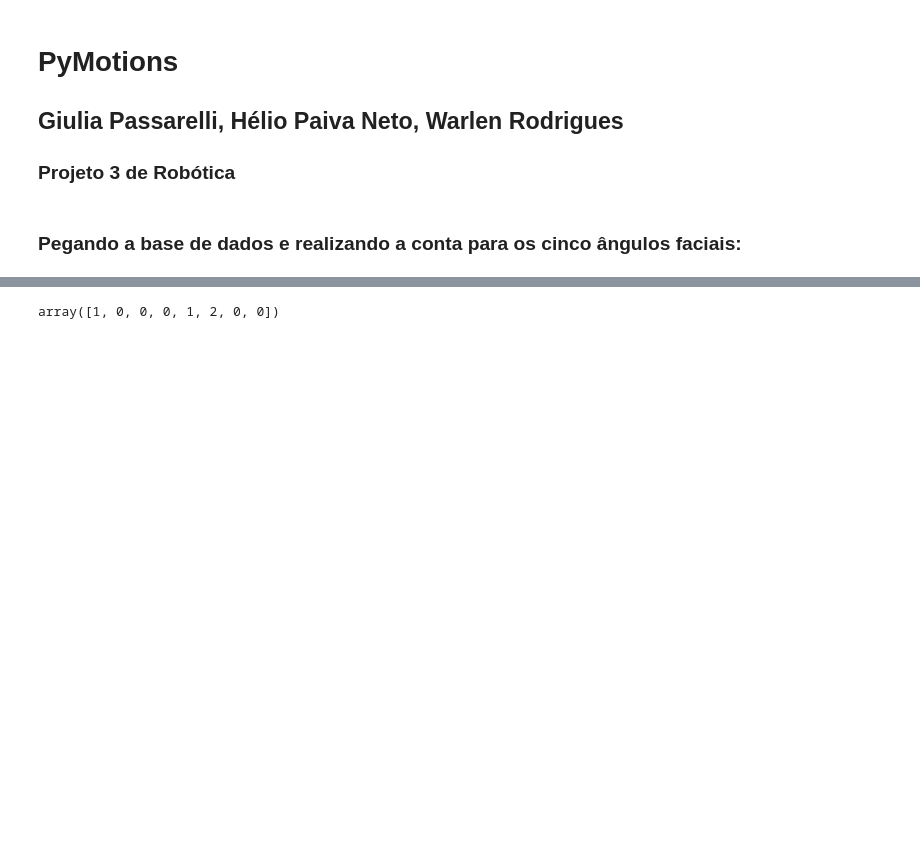
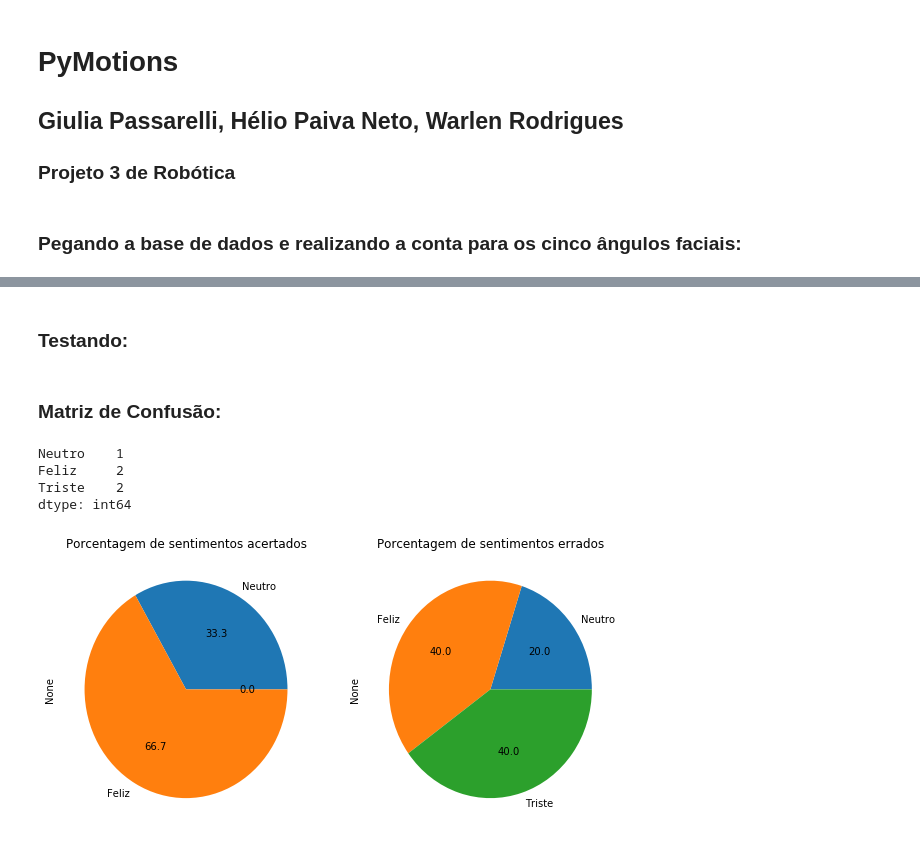
Before and after one commit to WarlenRodrigues/PyMotions, a Jupyter notebook: PyMotions.ipynb, the cells around one changed output, grey strips where cells are left out. Drawn from its saved outputs; the diff is of its cells as text; code cells hidden in the pictures; blank space fills up the shorter version.

Commit message:
Começo da matriz de confusão

```diff
--- a/PyMotions.ipynb
+++ b/PyMotions.ipynb
@@ -93,8 +94,10 @@ X = dados.loc[:, ("angulo1", "angulo2", "angulo3", "angulo4", "angulo5")]
 y = dados.loc[:, ("categoria")]
 # %%
 clf = OneVsRestClassifier(tree.DecisionTreeClassifier()).fit(X, y)
+# %% [markdown]
+### Testando:
 # %%
-teste = pd.read_csv("data/Treinamento.csv", sep=",")
+teste = pd.read_csv("data/Treinamento.csv", sep=";")
 
 teste['angulo1'] = pd.Series(ang1)
 teste['angulo2'] = pd.Series(ang2)
@@ -103,6 +106,44 @@ teste['angulo4'] = pd.Series(ang4)
 teste['angulo5'] = pd.Series(ang5)
 Xt = teste.loc[:, ("angulo1", "angulo2", "angulo3", "angulo4", "angulo5")]
 
-clf.predict(Xt)
+teste["Predicao"]=clf.predict(Xt)
-# %% [output]
-array([1, 0, 0, 0, 1, 2, 0, 0])
+# %% [markdown]
+### Matriz de Confusão:
+# %%
+acerto=[]
+erro=[]
+
+for i in range(len(teste["Categoria"])):
+    if teste["Categoria"][i] == teste["Predicao"][i]:
+        acerto.append(teste["Categoria"][i])
+    else:
+        erro.append(teste["Categoria"][i])
+
+mdc_acerto=pd.Series()
+mdc_acerto["Neutro"]=acerto.count(0)
+mdc_acerto["Feliz"]=acerto.count(1)
+mdc_acerto["Triste"]=acerto.count(2)
+
+mdc_erro=pd.Series()
+mdc_erro["Neutro"]=erro.count(0)
+mdc_erro["Feliz"]=erro.count(1)
+mdc_erro["Triste"]=erro.count(2)
+
+mdc=pd.Series()
+mdc["Acerto"]=mdc_acerto
+mdc["Erro"]=mdc_erro
+# %% [output]
+Neutro    1
+Feliz     2
+Triste    2
+dtype: int64
+# %%
+fig = plt.figure(figsize=(10, 5))
+plt.subplot(121)
+mdc_acerto.plot(kind='pie',title='Porcentagem de sentimentos acertados',autopct='%.1f')
+plt.subplot(122)
+mdc_erro.plot(kind='pie',title='Porcentagem de sentimentos errados',autopct='%.1f')
+
+plt.show()
+# %% [output]
+[figure, added]
```
Also changed, not shown: parts of 3 cells of this notebook.
